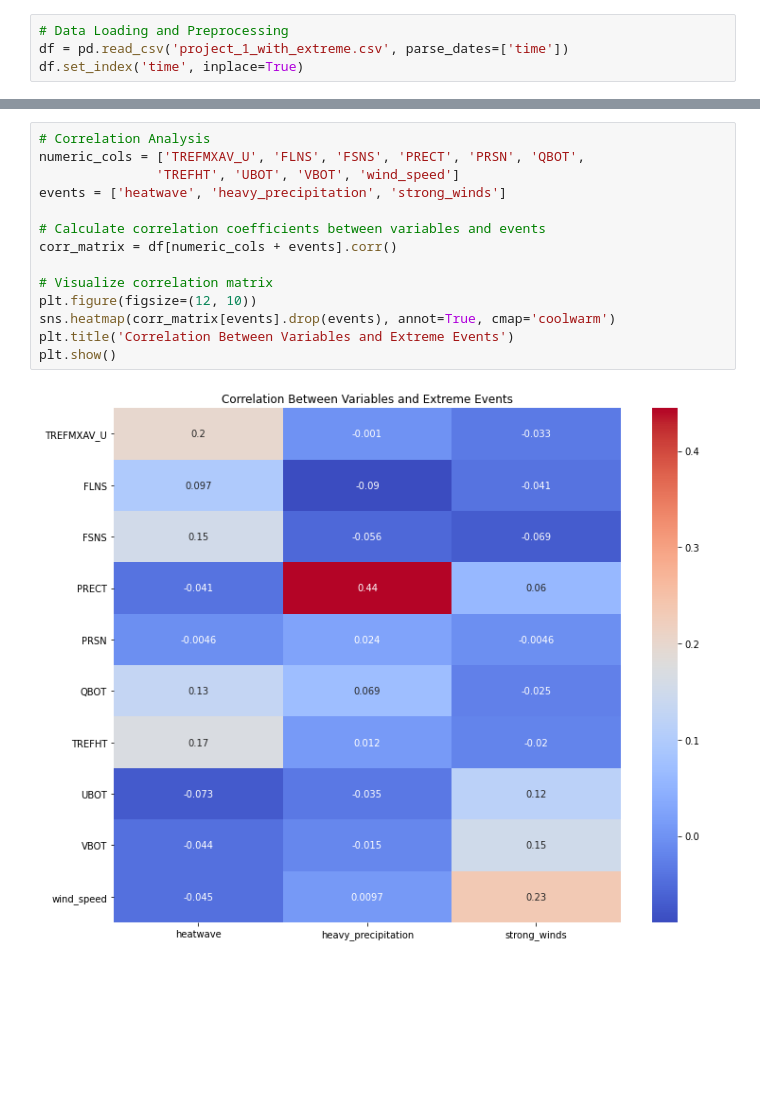
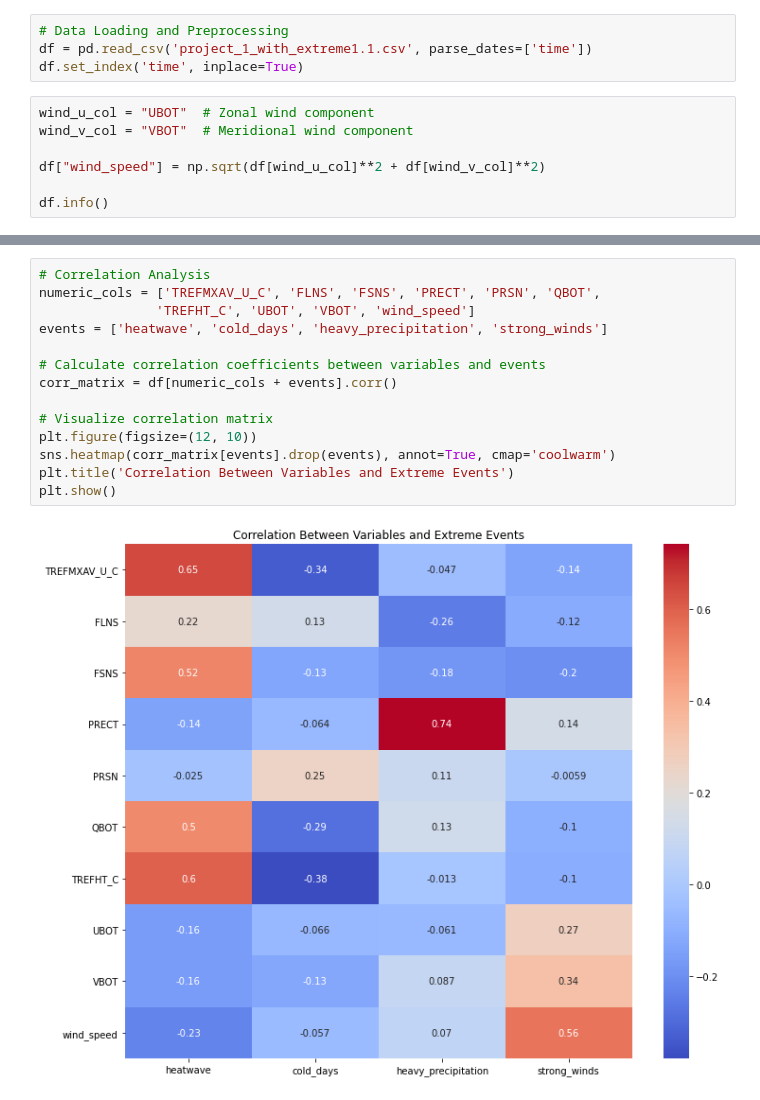
Before and after one commit to esteban-russi/Earth-Env-DS-MSc-Course, a Jupyter notebook: Determine_Drivers.ipynb, the cells around one changed output, grey strips where cells are left out. Cells and saved outputs as stored; diff of their text form; blank space fills up the shorter version.

```diff
--- a/Determine_Drivers.ipynb
+++ b/Determine_Drivers.ipynb
@@ -8,4 +12,11 @@ import matplotlib.gridspec as gridspec
 # %%
 # Data Loading and Preprocessing
-df = pd.read_csv('project_1_with_extreme.csv', parse_dates=['time'])
+df = pd.read_csv('project_1_with_extreme1.1.csv', parse_dates=['time'])
 df.set_index('time', inplace=True)
+# %%
+wind_u_col = "UBOT"  # Zonal wind component
+wind_v_col = "VBOT"  # Meridional wind component
+
+df["wind_speed"] = np.sqrt(df[wind_u_col]**2 + df[wind_v_col]**2)
+
+df.info()
@@ -146,16 +210,16 @@ Analyzing STRONG_WINDS:
 # %%
 # Correlation Analysis
-numeric_cols = ['TREFMXAV_U', 'FLNS', 'FSNS', 'PRECT', 'PRSN', 'QBOT',
-               'TREFHT', 'UBOT', 'VBOT', 'wind_speed']
-events = ['heatwave', 'heavy_precipitation', 'strong_winds']
+numeric_cols = ['TREFMXAV_U_C', 'FLNS', 'FSNS', 'PRECT', 'PRSN', 'QBOT',
+               'TREFHT_C', 'UBOT', 'VBOT', 'wind_speed']
+events = ['heatwave', 'cold_days', 'heavy_precipitation', 'strong_winds']
 
 # Calculate correlation coefficients between variables and events
 corr_matrix = df[numeric_cols + events].corr()
 
 # Visualize correlation matrix
 plt.figure(figsize=(12, 10))
 sns.heatmap(corr_matrix[events].drop(events), annot=True, cmap='coolwarm')
 plt.title('Correlation Between Variables and Extreme Events')
 plt.show()
 # %% [output]
-[figure, old version]
+[figure, new version]
```
Also changed, not shown: parts of 9 cells of this notebook, 1 other file.
